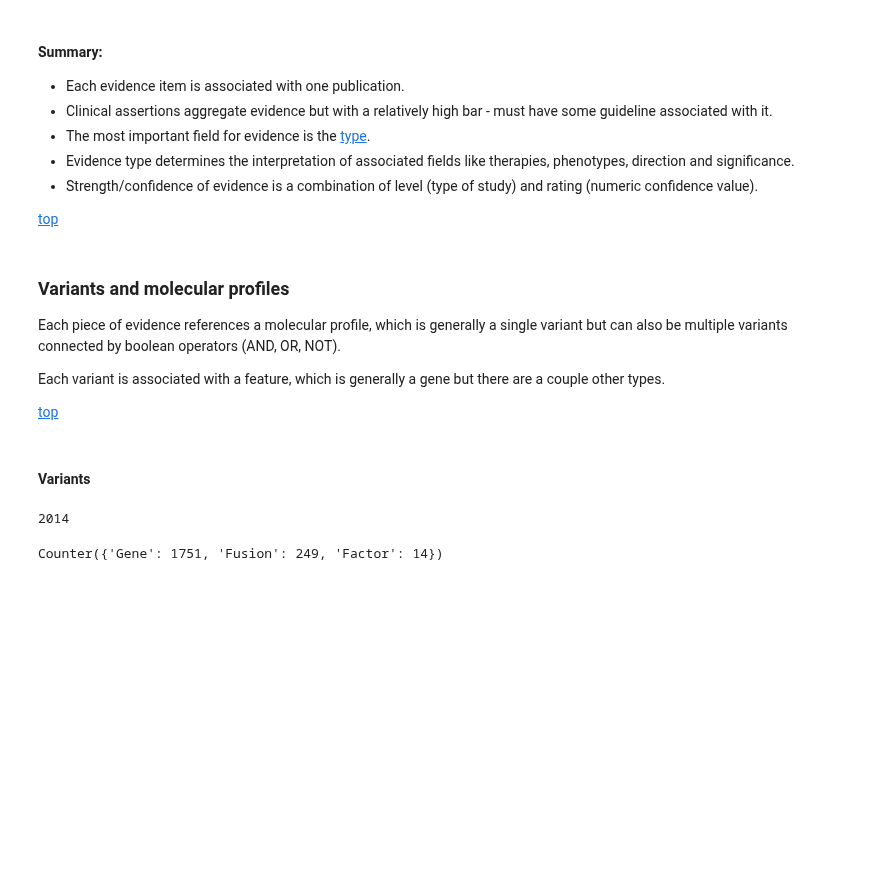
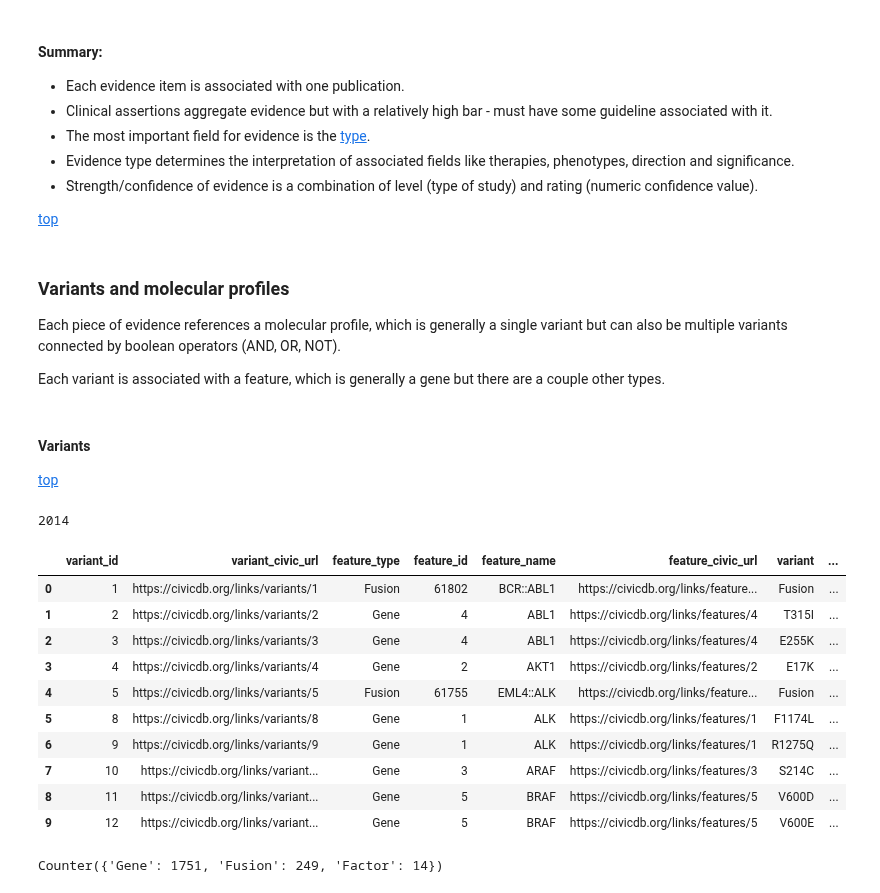
Before and after one commit to EBIvariation/CMAT, a Jupyter notebook: data-exploration/other/civic-investigation.ipynb, the cells around one changed output. Saved outputs shown, nothing was run; the diff lists cells and outputs as text; code cells hidden in the pictures; blank space fills up the shorter version.

```diff
--- a/data-exploration/other/civic-investigation.ipynb
+++ b/data-exploration/other/civic-investigation.ipynb
@@ -253,10 +256,10 @@ Counter({3.0: 2136, 2.0: 1184, 4.0: 1074, 1.0: 299, 5.0: 202})
 Each piece of evidence references a molecular profile, which is generally a single variant but can also be multiple variants connected by boolean operators (AND, OR, NOT).
 
 Each variant is associated with a feature, which is generally a gene but there are a couple other types.
-
-[top](#Initial-CIViC-investigations)
 # %% [markdown]
 #### Variants
+
+[top](#Initial-CIViC-investigations)
 # %%
 molecular_profiles = pd.read_csv(os.path.join(data_dir, '01-Oct-2026-MolecularProfileSummaries.tsv'), delimiter='\t')
 variants = pd.read_csv(os.path.join(data_dir, '01-Oct-2026-VariantSummaries.tsv'), delimiter='\t')
@@ -266,6 +269,20 @@ n_variants = len(variants)
 n_variants
 # %% [output]
 2014
+# %%
+variants.head(10)
+# %% [output]
+|  | variant_id | variant_civic_url | feature_type | feature_id | feature_name | feature_civic_url | variant | ... |
+| 0 | 1 | https://civicdb.org/links/variants/1 | Fusion | 61802 | BCR::ABL1 | https://civicdb.org/links/feature... | Fusion | ... |
+| 1 | 2 | https://civicdb.org/links/variants/2 | Gene | 4 | ABL1 | https://civicdb.org/links/features/4 | T315I | ... |
+| 2 | 3 | https://civicdb.org/links/variants/3 | Gene | 4 | ABL1 | https://civicdb.org/links/features/4 | E255K | ... |
+| 3 | 4 | https://civicdb.org/links/variants/4 | Gene | 2 | AKT1 | https://civicdb.org/links/features/2 | E17K | ... |
+| 4 | 5 | https://civicdb.org/links/variants/5 | Fusion | 61755 | EML4::ALK | https://civicdb.org/links/feature... | Fusion | ... |
+| 5 | 8 | https://civicdb.org/links/variants/8 | Gene | 1 | ALK | https://civicdb.org/links/features/1 | F1174L | ... |
+| 6 | 9 | https://civicdb.org/links/variants/9 | Gene | 1 | ALK | https://civicdb.org/links/features/1 | R1275Q | ... |
+| 7 | 10 | https://civicdb.org/links/variant... | Gene | 3 | ARAF | https://civicdb.org/links/features/3 | S214C | ... |
+| 8 | 11 | https://civicdb.org/links/variant... | Gene | 5 | BRAF | https://civicdb.org/links/features/5 | V600D | ... |
+| 9 | 12 | https://civicdb.org/links/variant... | Gene | 5 | BRAF | https://civicdb.org/links/features/5 | V600E | ... |
 # %%
 # "feature_type" - most variants are associated with genes
 # https://civic.readthedocs.io/en/latest/model/features/overview.html
```
Also changed, not shown: parts of 17 cells of this notebook.
